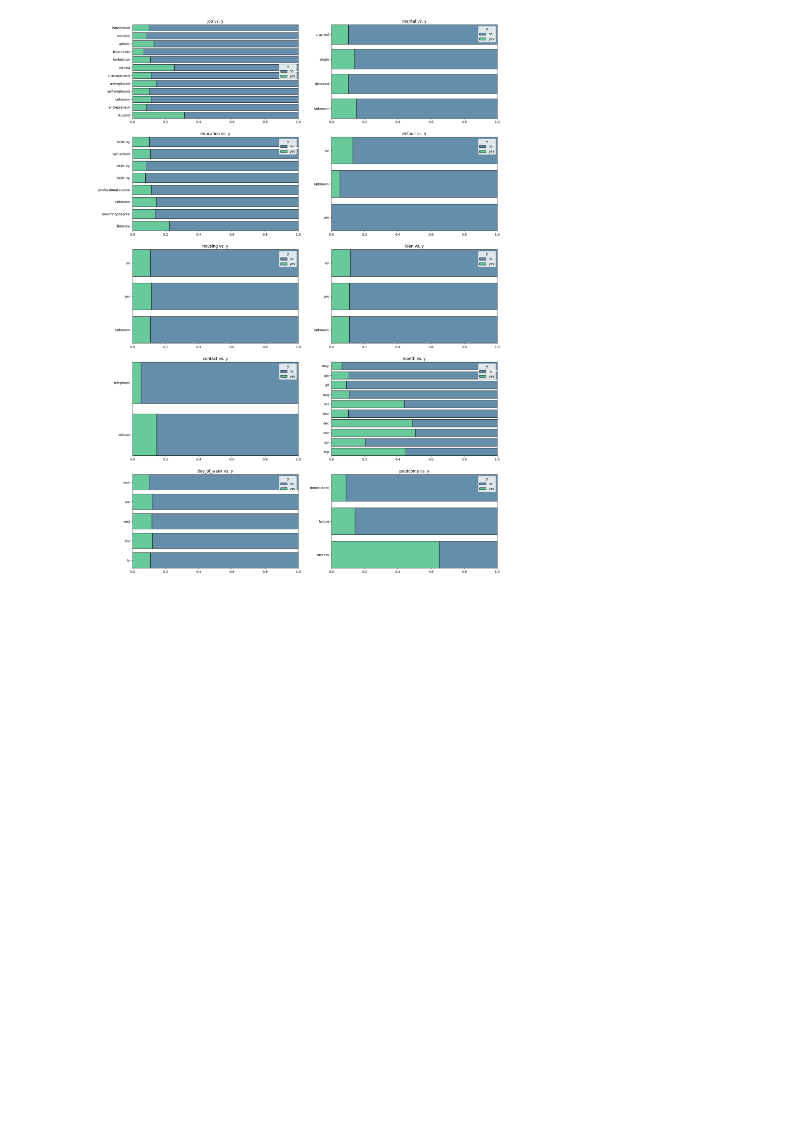
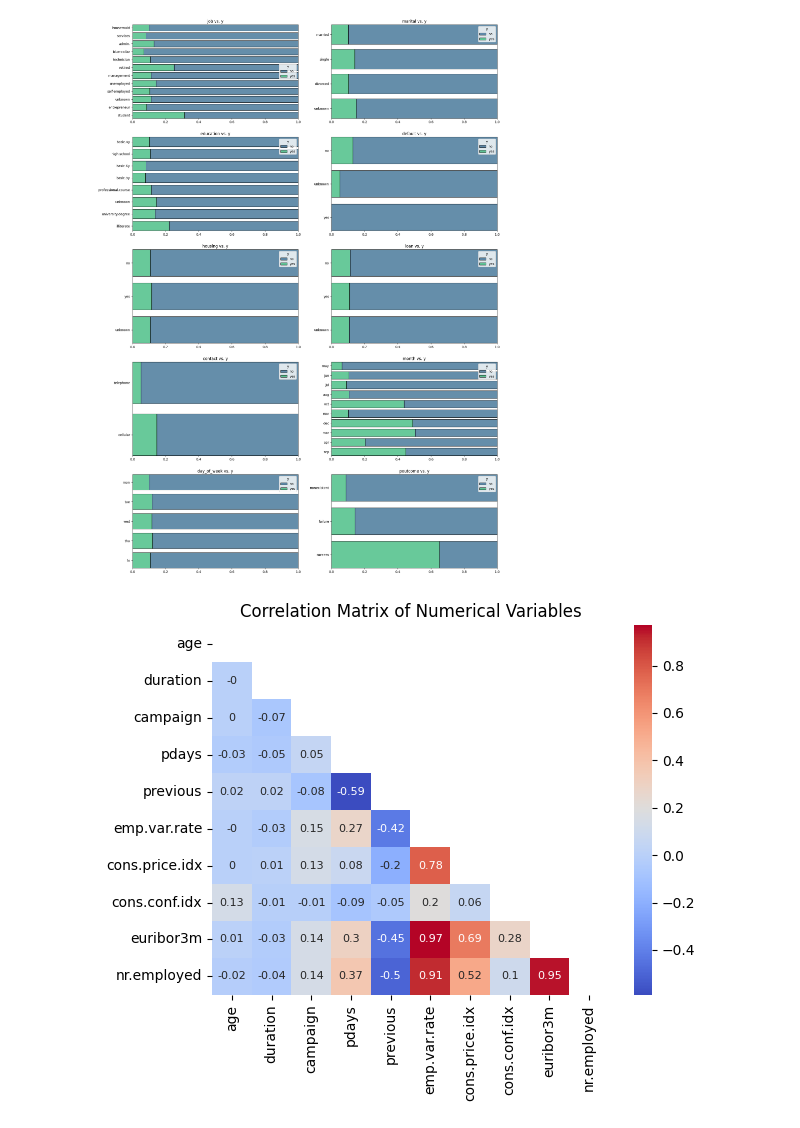
Before and after one commit to Magdalena-B1/ML-different-approaches-to-linear-regression, a Jupyter notebook: notebook4f11fd9960.ipynb, the cells around one changed output. Cells and saved outputs as stored; diff of their text form; code cells hidden in the pictures; blank space fills up the shorter version.

```diff
--- a/notebook4f11fd9960.ipynb
+++ b/notebook4f11fd9960.ipynb
@@ -132,3 +132,12 @@ for i, column in enumerate(df_cat, 1):
 plt.show()
 # %% [output]
 [figure]
+# %%
+corr= round(df_int.corr(),2)
+mask = np.triu(np.ones_like(corr, dtype=bool))
+
+sns.heatmap(corr, mask=mask, annot=True, cmap='coolwarm', annot_kws={"fontsize":8})
+plt.title('Correlation Matrix of Numerical Variables')
+plt.show()
+# %% [output]
+[figure, added]
```
Also changed, not shown: parts of 7 cells of this notebook.
